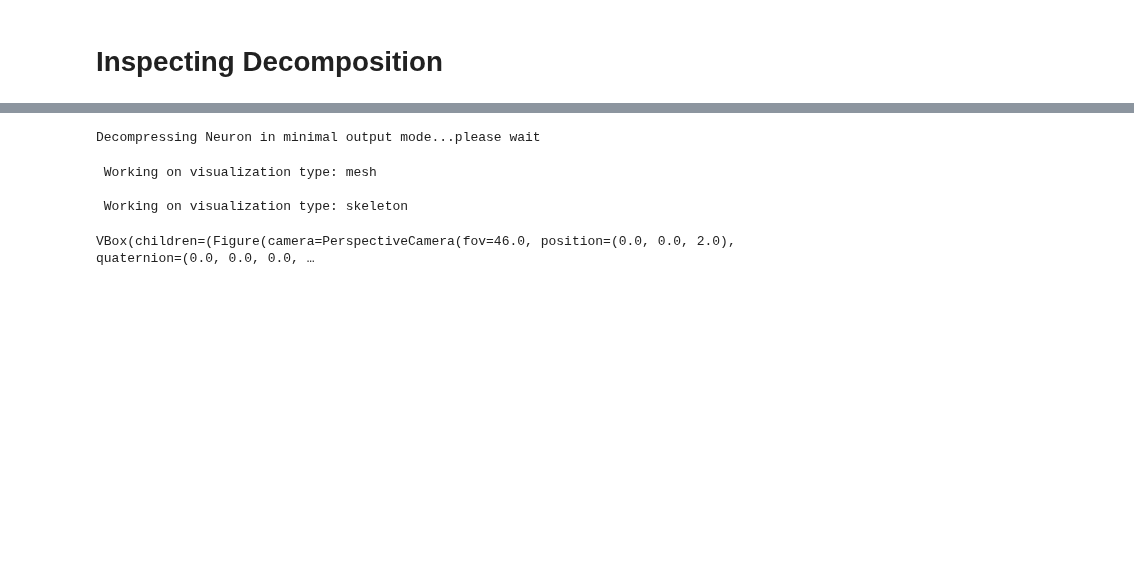
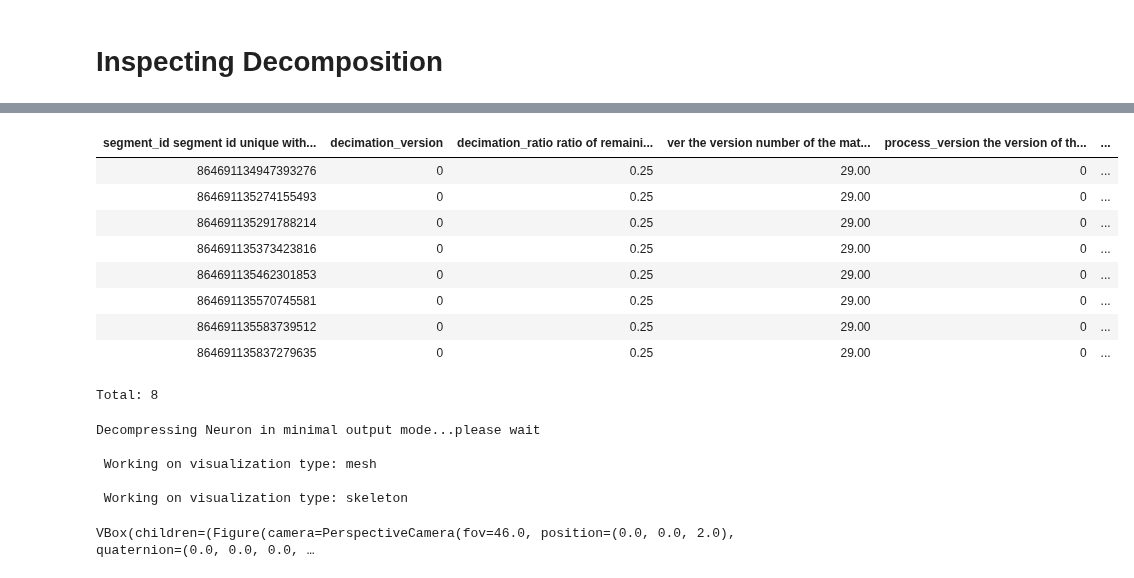
Before and after one commit to celiibrendan/neuron_mesh_tools, a Jupyter notebook: Auto_Proofreading/Preprocessing_Pipeline/Inspecting_Proofreading_Pipeline.ipynb, the cells around one changed output, grey strips where cells are left out. Cells and saved outputs as stored; diff of their text form; code cells hidden in the pictures; blank space fills up the shorter version.

```diff
--- a/Auto_Proofreading/Preprocessing_Pipeline/Inspecting_Proofreading_Pipeline.ipynb
+++ b/Auto_Proofreading/Preprocessing_Pipeline/Inspecting_Proofreading_Pipeline.ipynb
@@ -813,0 +840,13 @@ File size is 0.016939 MB
+# %%
+minnie.Decomposition() & (minnie.NeuronGliaNuclei() & "n_glia_faces>0").proj()
+# %% [output]
+| segment_id segment id unique with... | decimation_version | decimation_ratio ratio of remaini... | ver the version number of the mat... | process_version the version of th... | ... |
+| 864691134947393276 | 0 | 0.25 | 29.00 | 0 | ... |
+| 864691135274155493 | 0 | 0.25 | 29.00 | 0 | ... |
+| 864691135291788214 | 0 | 0.25 | 29.00 | 0 | ... |
+| 864691135373423816 | 0 | 0.25 | 29.00 | 0 | ... |
+| 864691135462301853 | 0 | 0.25 | 29.00 | 0 | ... |
+| 864691135570745581 | 0 | 0.25 | 29.00 | 0 | ... |
+| 864691135583739512 | 0 | 0.25 | 29.00 | 0 | ... |
+| 864691135837279635 | 0 | 0.25 | 29.00 | 0 | ... |
+Total: 8
@@ -814,4 +855,13 @@ File size is 0.016939 MB
 # %%
-neuron_obj = minnie.Decomposition.fetch1("decomposition")
+neuron_obj = (minnie.Decomposition & dict(segment_id=segment_id)).fetch1("decomposition")
+
+nviz.visualize_neuron(neuron_obj,
+                      visualize_type=["mesh","skeleton"],
+                     limb_branch_dict="all")
 # %% [output]
 Decompressing Neuron in minimal output mode...please wait
+
+ Working on visualization type: mesh
+
+ Working on visualization type: skeleton
+VBox(children=(Figure(camera=PerspectiveCamera(fov=46.0, position=(0.0, 0.0, 2.0), quaternion=(0.0, 0.0, 0.0, …
@@ -820,9 +867,0 @@ neuron_obj = neuron_obj[0]
-# %%
-nviz.visualize_neuron(neuron_obj,
-                      visualize_type=["mesh","skeleton"],
-                     limb_branch_dict="all")
-# %% [output]
- Working on visualization type: mesh
-
- Working on visualization type: skeleton
-VBox(children=(Figure(camera=PerspectiveCamera(fov=46.0, position=(0.0, 0.0, 2.0), quaternion=(0.0, 0.0, 0.0, …
```
Also changed, not shown: parts of 7 cells of this notebook, 6 other files.
